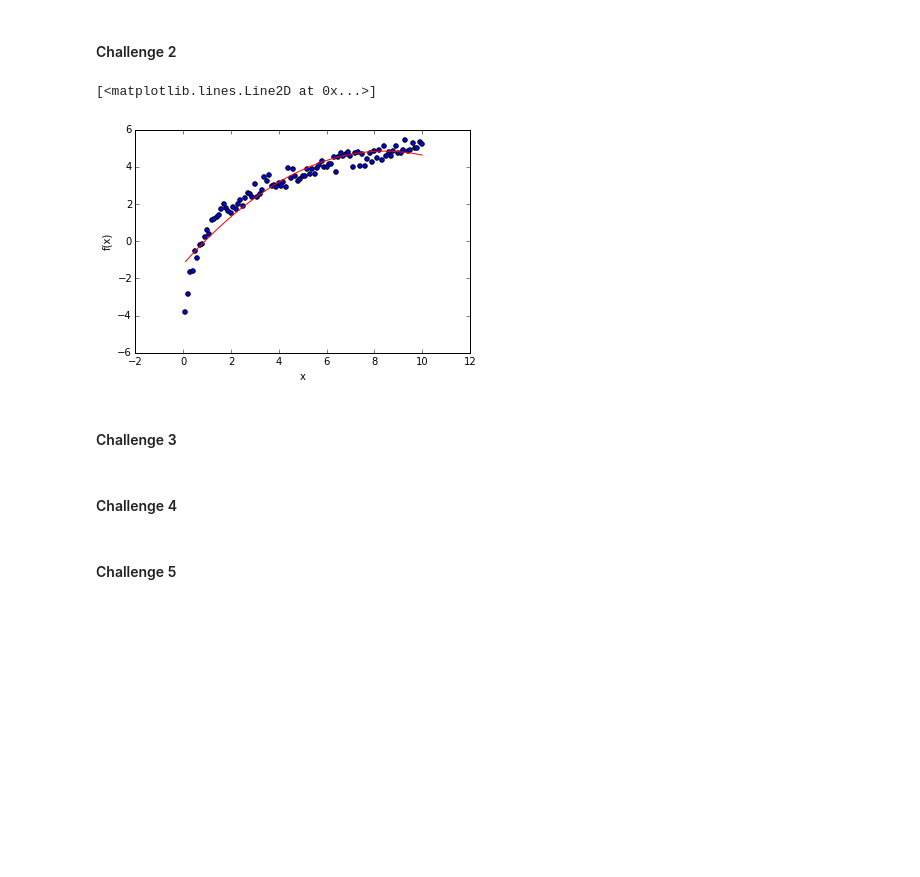
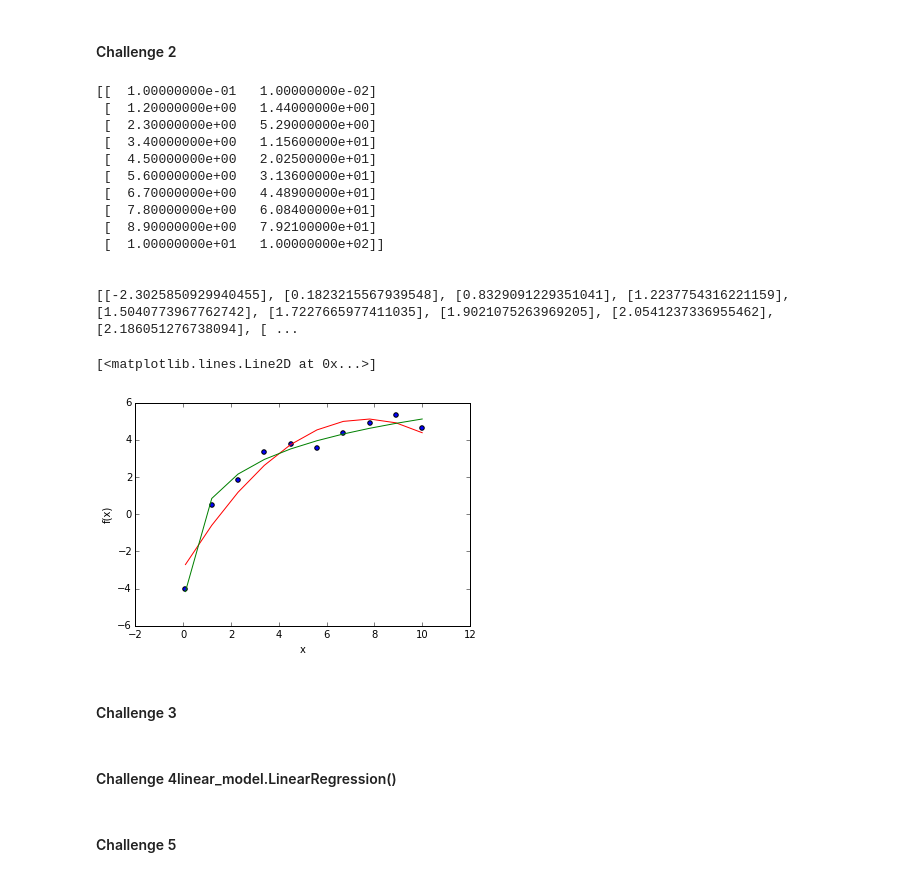
Before and after one commit to drschwenk/film_grosses, a Jupyter notebook: challenges/eda_challenges.ipynb, the cells around one changed output. Cells and saved outputs as stored; diff of their text form; code cells hidden in the pictures; blank space fills up the shorter version.

Commit message:
Challenge 2 finished

```diff
--- a/challenges/eda_challenges.ipynb
+++ b/challenges/eda_challenges.ipynb
@@ -243,43 +243,66 @@ from sklearn.preprocessing import PolynomialFeatures
 from sklearn import linear_model
 from sklearn.feature_extraction import DictVectorizer as dv
 
 def gen_epsilon():
     return np.random.random_sample()
 
 def make_log_data(X):
     B_0 = 0
     B_1 = 2
     return B_0 + B_1 * math.log(X) + gen_epsilon()
 
 vlog = np.vectorize(make_log_data)
 
-X_data = np.linspace(0.1,10,100)
+X_data = np.linspace(0.1,10,10)
 Y_data = vlog(X_data)
 
+
+
 polyfit = PolynomialFeatures(degree=2,include_bias=False)
+X_poly_fit = polyfit.fit_transform(X_data.reshape(-1, 1))
 
-X_fit = polyfit.fit_transform(X_data.reshape(-1, 1))
+X_log_fit = [[math.log(X)] for X in X_data]
+
+
+print X_poly_fit
+print '\n'
+print X_log_fit
 
 # print X_data.shape   number of rows must match nuber of data points
 # print Y_data.shape
 # print X_fit.shape
 
 glf = linear_model.LinearRegression()
-glf.fit(X_fit, Y_data)
+glf.fit(X_poly_fit, Y_data)
 
-glf.coef_
+llf = linear_model.LinearRegression()
+llf.fit(X_log_fit, Y_data)
 
 
 plt.scatter(X_data, Y_data)
 plt.xlabel('x')
 plt.ylabel('f(x)')
-plt.plot(X_data, glf.predict(X_fit), 'r')
+plt.plot(X_data, glf.predict(X_poly_fit), 'r')
+plt.plot(X_data, llf.predict(X_log_fit), 'g')
 # %% [output]
-[<matplotlib.lines.Line2D at 0x...>]
+[[  1.00000000e-01   1.00000000e-02]
+ [  1.20000000e+00   1.44000000e+00]
+ [  2.30000000e+00   5.29000000e+00]
+ [  3.40000000e+00   1.15600000e+01]
+ [  4.50000000e+00   2.02500000e+01]
+ [  5.60000000e+00   3.13600000e+01]
+ [  6.70000000e+00   4.48900000e+01]
+ [  7.80000000e+00   6.08400000e+01]
+ [  8.90000000e+00   7.92100000e+01]
+ [  1.00000000e+01   1.00000000e+02]]
+
+
+[[-2.3025850929940455], [0.1823215567939548], [0.8329091229351041], [1.2237754316221159], [1.5040773967762742], [1.7227665977411035], [1.9021075263969205], [2.0541237336955462], [2.186051276738094], [ ...
+[<matplotlib.lines.Line2D at 0x...>]
-[figure, old version]
+[figure, new version]
 # %% [markdown]
 #### Challenge 3
 # %% [markdown]
-#### Challenge 4
+#### Challenge 4linear_model.LinearRegression()
 # %% [markdown]
 #### Challenge 5
```
